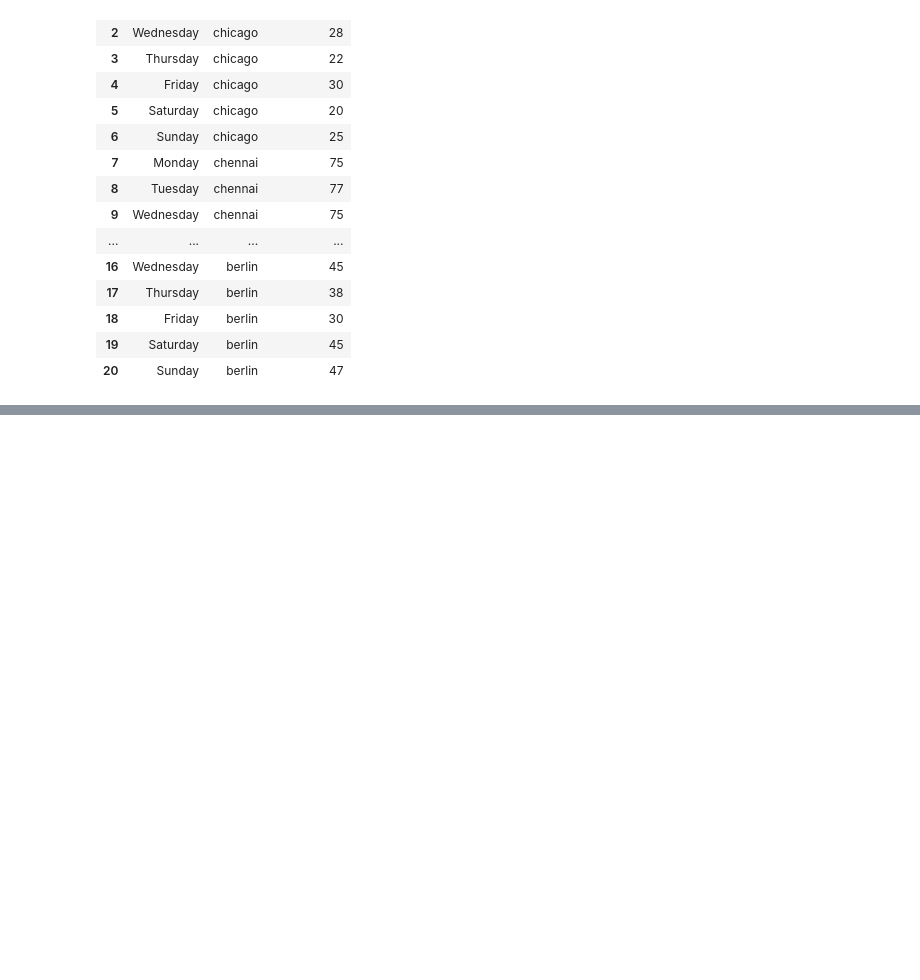
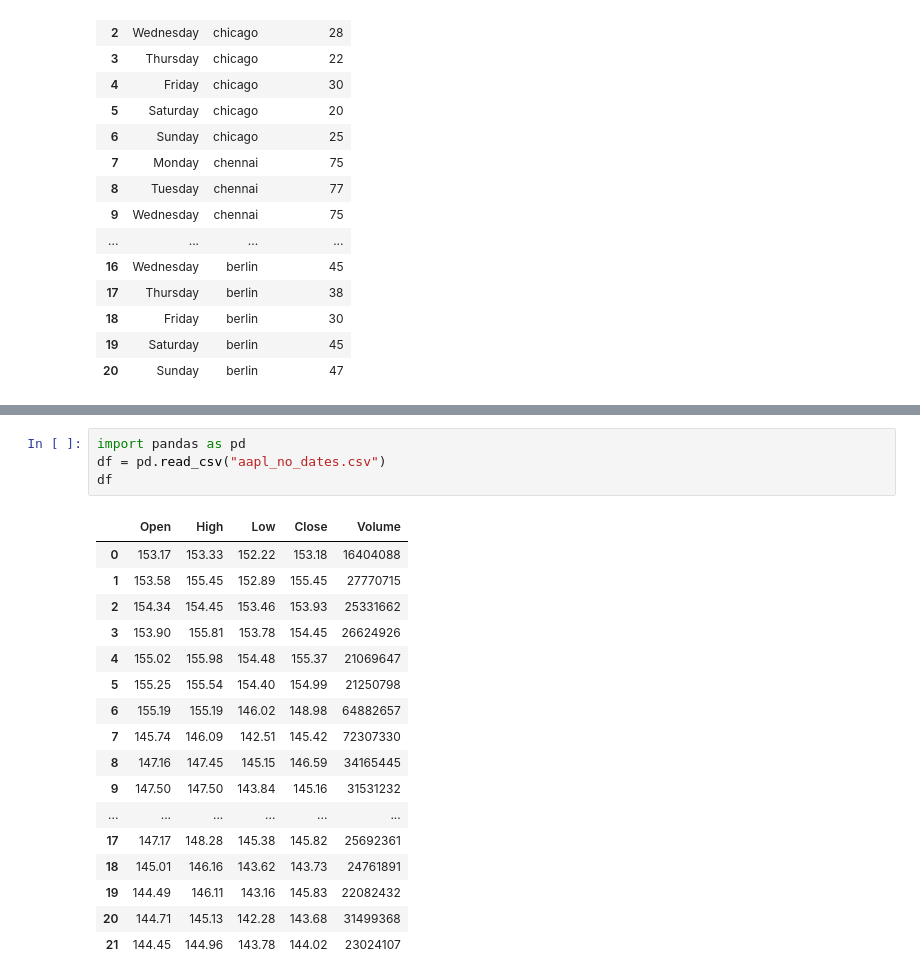
Before and after one commit to jenish2917/Python, a Jupyter notebook: jupyter notbook/Pandas.ipynb, the cells around one changed output, grey strips where cells are left out. Saved outputs shown, nothing was run; the diff lists cells and outputs as text; blank space fills up the shorter version.

```diff
--- a/jupyter notbook/Pandas.ipynb
+++ b/jupyter notbook/Pandas.ipynb
@@ -788,0 +904,22 @@ df1
+# %%
+import pandas as pd
+df = pd.read_csv("aapl_no_dates.csv")
+df
+# %% [output]
+|  | Open | High | Low | Close | Volume |
+| 0 | 153.17 | 153.33 | 152.22 | 153.18 | 16404088 |
+| 1 | 153.58 | 155.45 | 152.89 | 155.45 | 27770715 |
+| 2 | 154.34 | 154.45 | 153.46 | 153.93 | 25331662 |
+| 3 | 153.90 | 155.81 | 153.78 | 154.45 | 26624926 |
+| 4 | 155.02 | 155.98 | 154.48 | 155.37 | 21069647 |
+| 5 | 155.25 | 155.54 | 154.40 | 154.99 | 21250798 |
+| 6 | 155.19 | 155.19 | 146.02 | 148.98 | 64882657 |
+| 7 | 145.74 | 146.09 | 142.51 | 145.42 | 72307330 |
+| 8 | 147.16 | 147.45 | 145.15 | 146.59 | 34165445 |
+| 9 | 147.50 | 147.50 | 143.84 | 145.16 | 31531232 |
+| ... | ... | ... | ... | ... | ... |
+| 17 | 147.17 | 148.28 | 145.38 | 145.82 | 25692361 |
+| 18 | 145.01 | 146.16 | 143.62 | 143.73 | 24761891 |
+| 19 | 144.49 | 146.11 | 143.16 | 145.83 | 22082432 |
+| 20 | 144.71 | 145.13 | 142.28 | 143.68 | 31499368 |
+| 21 | 144.45 | 144.96 | 143.78 | 144.02 | 23024107 |
```
Also changed, not shown: parts of 27 cells of this notebook, 8 other files.
